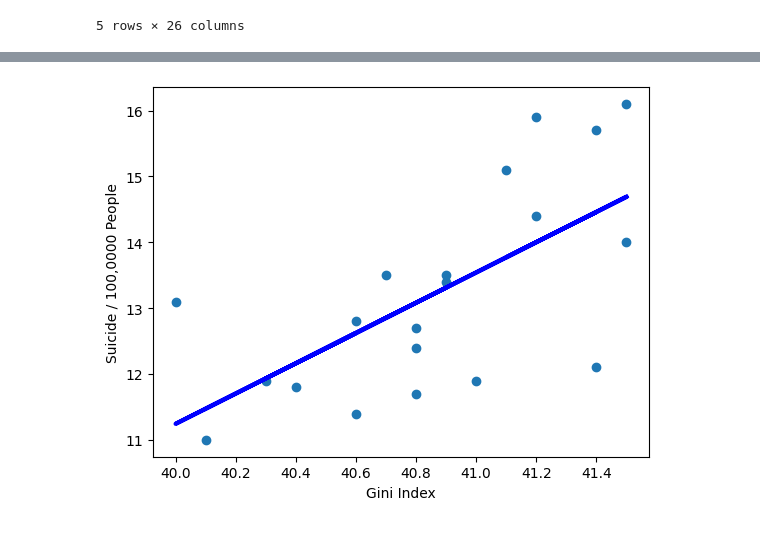
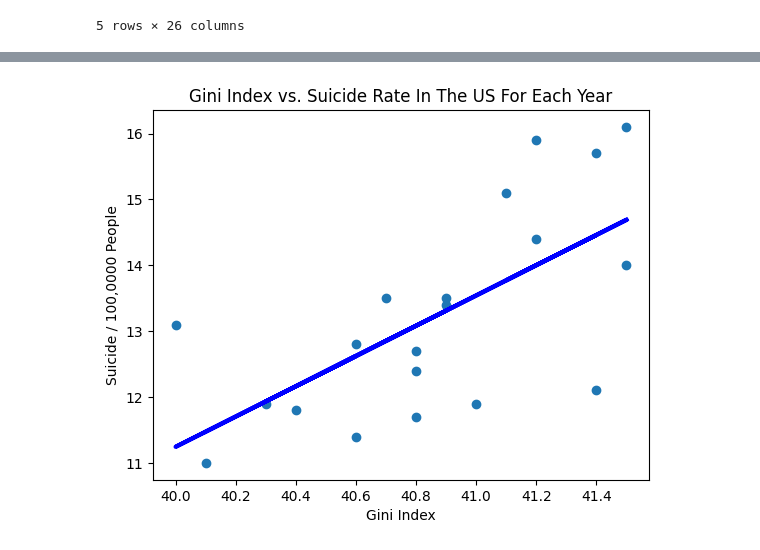
Before and after one commit to wadoodbutt/wadoodbutt.github.io, a Jupyter notebook: final_tutorial.ipynb, the cells around one changed output, grey strips where cells are left out. Saved outputs shown, nothing was run; the diff lists cells and outputs as text; code cells hidden in the pictures.

```diff
--- a/final_tutorial.ipynb
+++ b/final_tutorial.ipynb
@@ -577,6 +567,7 @@ print(regression_model.summary())
 plt.scatter(x=df_final_g['gini'], y=df_final_g['suicide'])
 plt.xlabel('Gini Index')
 plt.ylabel('Suicide / 100,0000 People')
+plt.title('Gini Index vs. Suicide Rate In The US For Each Year')
 plt.plot(X, new_y, color='blue', linewidth=3)
 plt.show()
 # %% [output]
@@ -590,11 +581,11 @@ Time:                        22:42:29   Log-Likelihood:                -31.044
 No. Observations:                  20   AIC:                             66.09
 Df Residuals:                      18   BIC:                             68.08
 Df Model:                           1
 Covariance Type:            nonrobust
 ==============================================================================
 ... (11 lines left out)
 Notes:
 [1] Standard Errors assume that the covariance matrix of the errors is correctly specified.
 [2] The condition number is large, 3.87e+03. This might indicate that there are
 strong multicollinearity or other numerical problems.
-[figure, old version]
+[figure, new version]
```
Also changed, not shown: parts of 5 cells of this notebook.
